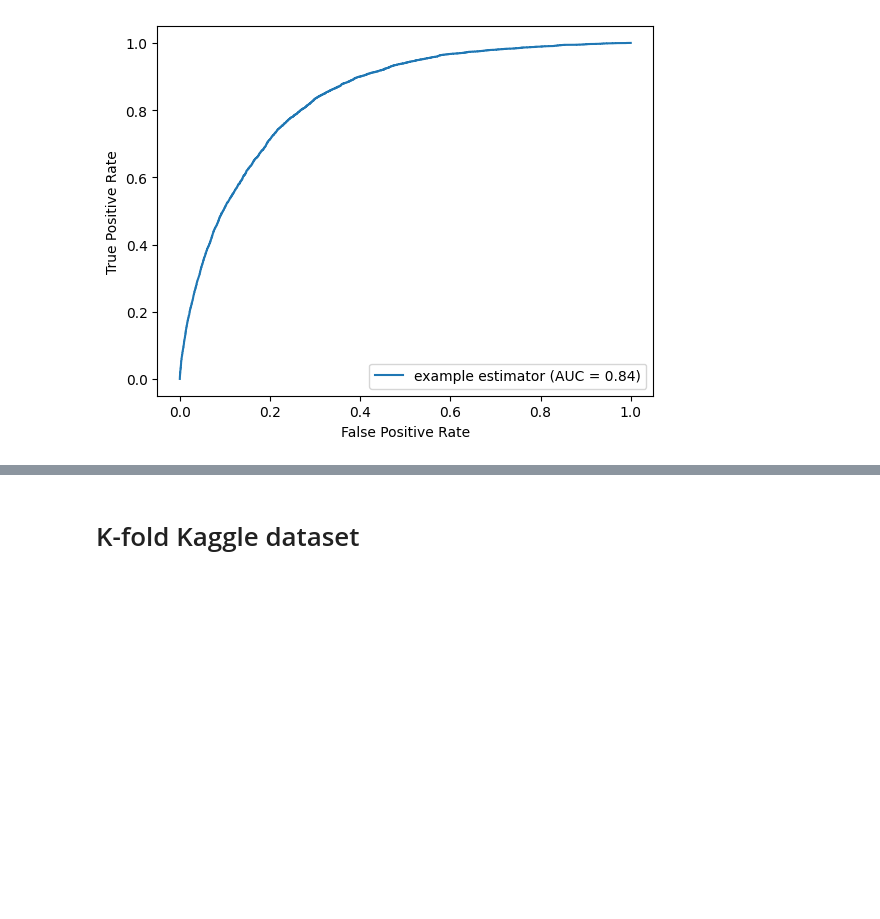
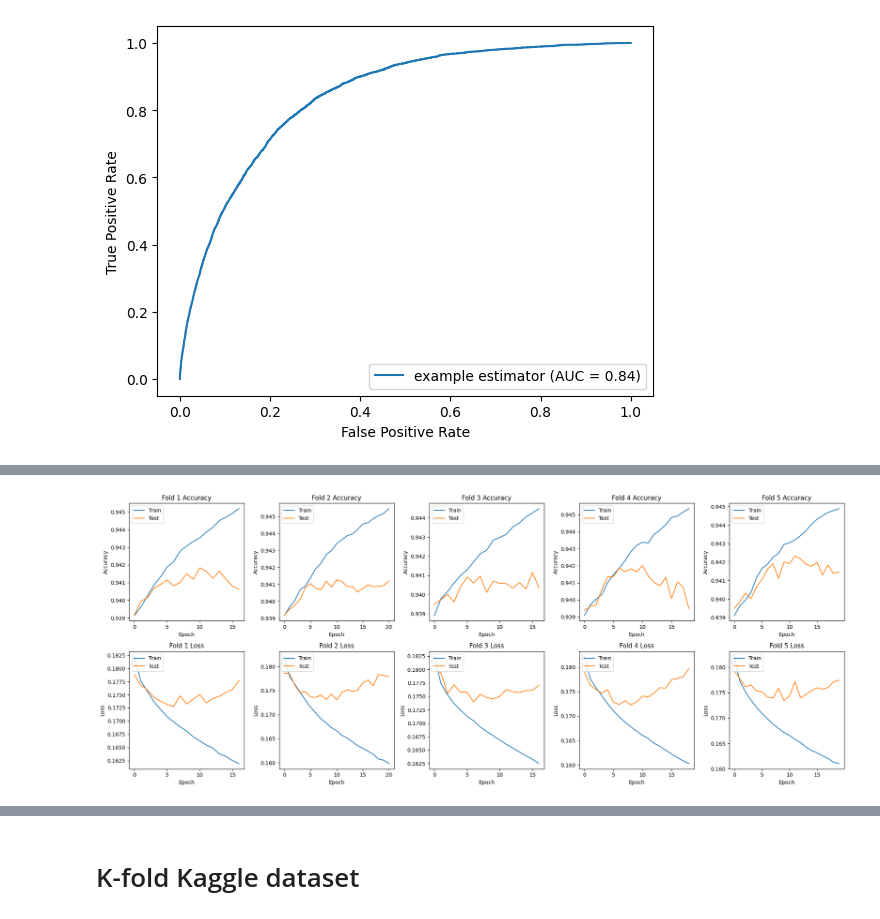
Before and after one commit to yahyamomtaz/Heart-Attack-Project, a Jupyter notebook: Mod_B_colab.ipynb, the cells around one changed output, grey strips where cells are left out. Drawn from its saved outputs; the diff is of its cells as text; code cells hidden in the pictures; blank space fills up the shorter version.

Commit message:
imputed data k-fold added

```diff
--- a/Mod_B_colab.ipynb
+++ b/Mod_B_colab.ipynb
@@ -498,0 +583,20 @@ display.plot()
+# %%
+def create_model(input_shape):
+    model = Sequential([
+        InputLayer(input_shape=input_shape),
+        Dense(128, activation='relu'),
+        Dense(64, activation='relu'),
+        Dense(1, activation='sigmoid')
+    ])
+
+    model.compile(optimizer='adam', loss='binary_crossentropy', metrics=['accuracy'])
+    return model
+# %%
+kfold = StratifiedKFold(n_splits=5, shuffle=True)
+early_stopping = EarlyStopping(monitor='val_loss', patience=10)
+# %%
+histories = []
+confusion_matrices = []
+all_pred_probs = []
+all_predictions = []
+all_actuals = []
@@ -498,0 +665,28 @@ display.plot()
+# %%
+def plot_history(histories):
+    n_folds = len(histories)
+    fig, axs = plt.subplots(2, n_folds, figsize=(n_folds * 4, 8))
+
+    for i, history in enumerate(histories):
+        # Plot Accuracy
+        axs[0, i].plot(history.history['accuracy'])
+        axs[0, i].plot(history.history['val_accuracy'])
+        axs[0, i].set_title(f'Fold {i+1} Accuracy')
+        axs[0, i].set_ylabel('Accuracy')
+        axs[0, i].set_xlabel('Epoch')
+        axs[0, i].legend(['Train', 'Test'], loc='upper left')
+
+        # Plot Loss
+        axs[1, i].plot(history.history['loss'])
+        axs[1, i].plot(history.history['val_loss'])
+        axs[1, i].set_title(f'Fold {i+1} Loss')
+        axs[1, i].set_ylabel('Loss')
+        axs[1, i].set_xlabel('Epoch')
+        axs[1, i].legend(['Train', 'Test'], loc='upper left')
+
+    plt.tight_layout()
+    plt.show()
+
+plot_history(histories)
+# %% [output]
+[figure, added]
```
Also changed, not shown: parts of 20 cells of this notebook, 3 other files.
